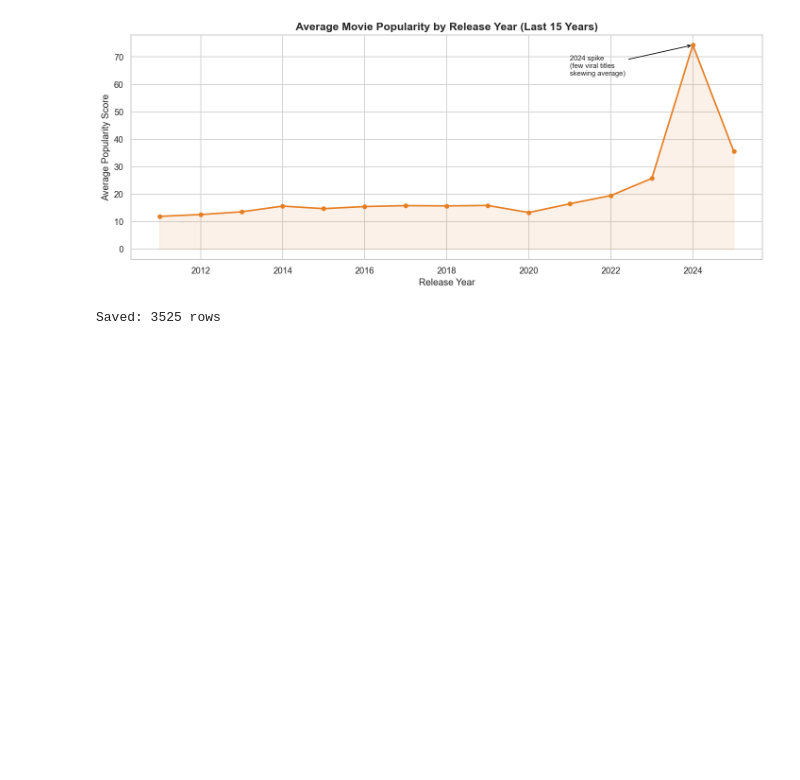
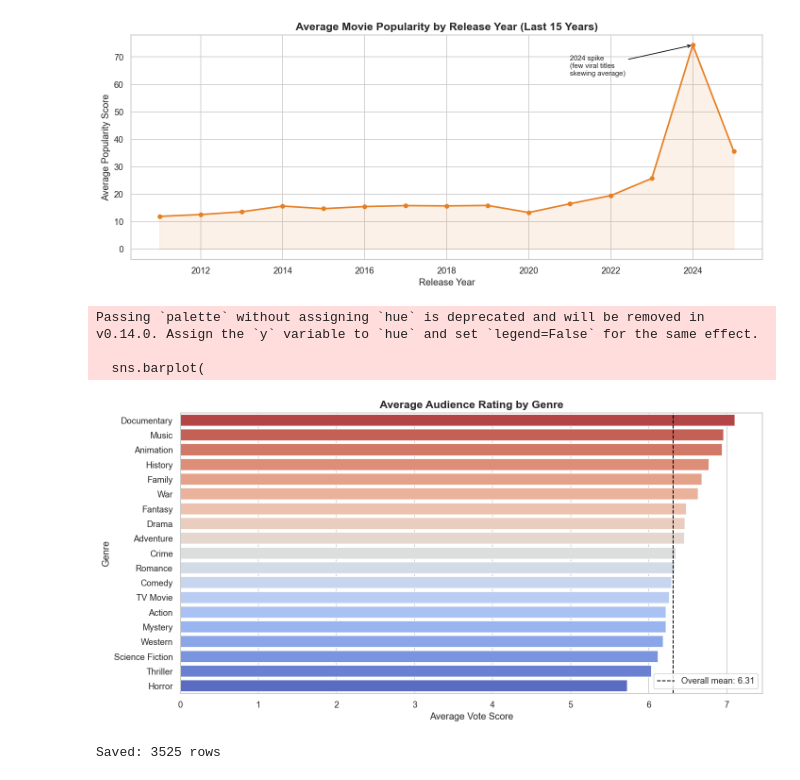
Before and after one commit to ankit7756/Netflix_Movies_Analysis, a Jupyter notebook: netflix_visualizations.ipynb, the cells around one changed output. Cells and saved outputs as stored; diff of their text form; code cells hidden in the pictures; blank space fills up the shorter version.

```diff
--- a/netflix_visualizations.ipynb
+++ b/netflix_visualizations.ipynb
@@ -411,6 +411,40 @@ plt.savefig('charts/chart10_popularity_trend.png', bbox_inches='tight')
 plt.show()
 # %% [output]
 [figure]
+# %%
+# Bonus Chart — Average Rating by Genre (Seaborn)
+genre_ratings = (
+    df_genres[df_genres['vote_average'] > 0]
+    .groupby('genre')['vote_average']
+    .mean()
+    .sort_values(ascending=False)
+    .reset_index()
+)
+
+fig, ax = plt.subplots(figsize=(12, 6))
+sns.barplot(
+    data=genre_ratings,
+    x='vote_average',
+    y='genre',
+    palette='coolwarm_r',
+    ax=ax
+)
+ax.set_title('Average Audience Rating by Genre')
+ax.set_xlabel('Average Vote Score')
+ax.set_ylabel('Genre')
+ax.axvline(x=df[df['vote_average'] > 0]['vote_average'].mean(),
+           color='black', linestyle='--', linewidth=1.2,
+           label=f"Overall mean: {df[df['vote_average'] > 0]['vote_average'].mean():.2f}")
+ax.legend()
+
+plt.tight_layout()
+plt.savefig('charts/chart11_genre_ratings_seaborn.png', bbox_inches='tight')
+plt.show()
+# %% [output]
+Passing `palette` without assigning `hue` is deprecated and will be removed in v0.14.0. Assign the `y` variable to `hue` and set `legend=False` for the same effect.
+
+  sns.barplot(
+[figure, added]
 # %%
 # Save budget-filtered financial data for ML phase
 financial_df_clean = financial_df[financial_df['budget'] >= 10_000].copy()
```
